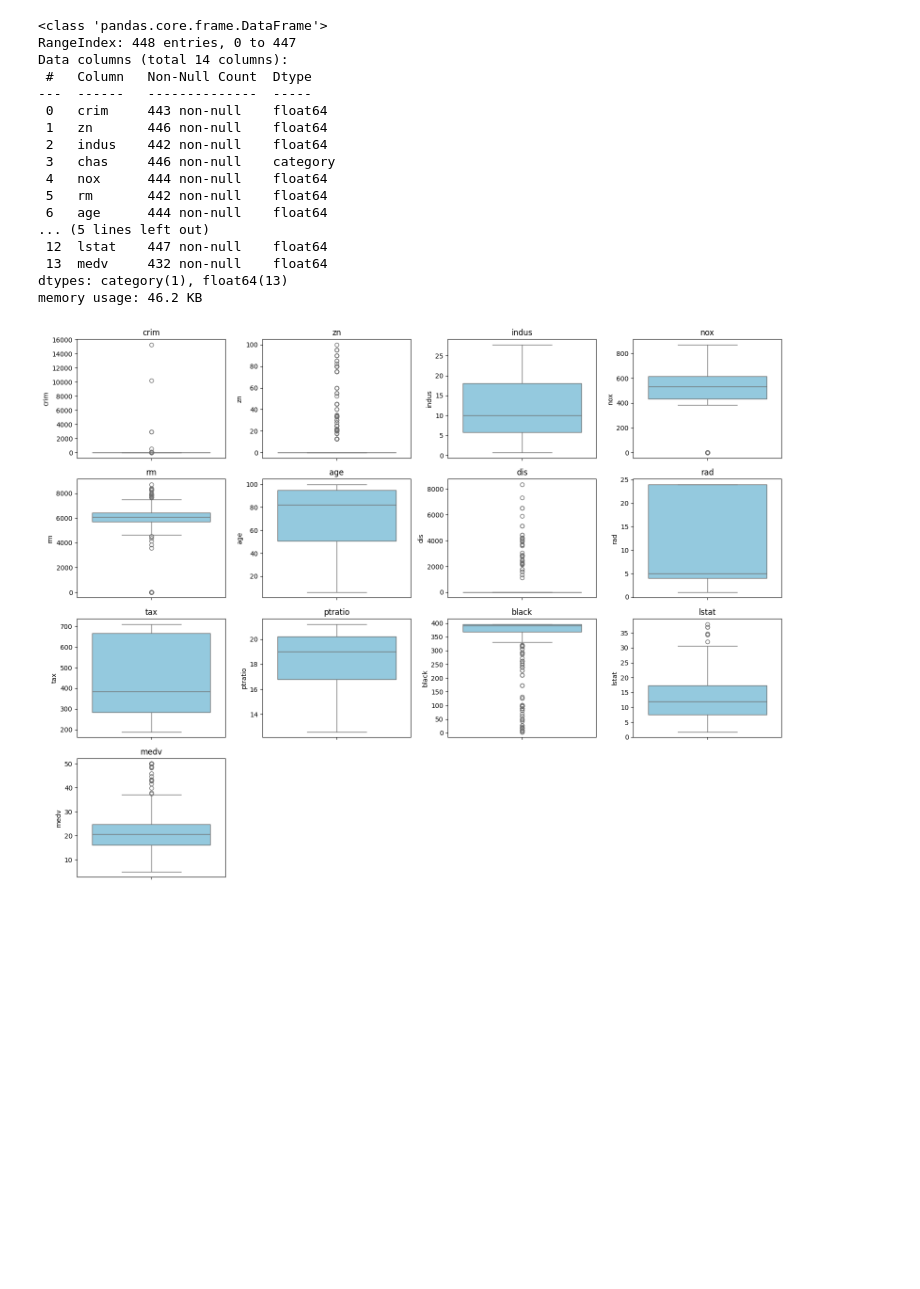
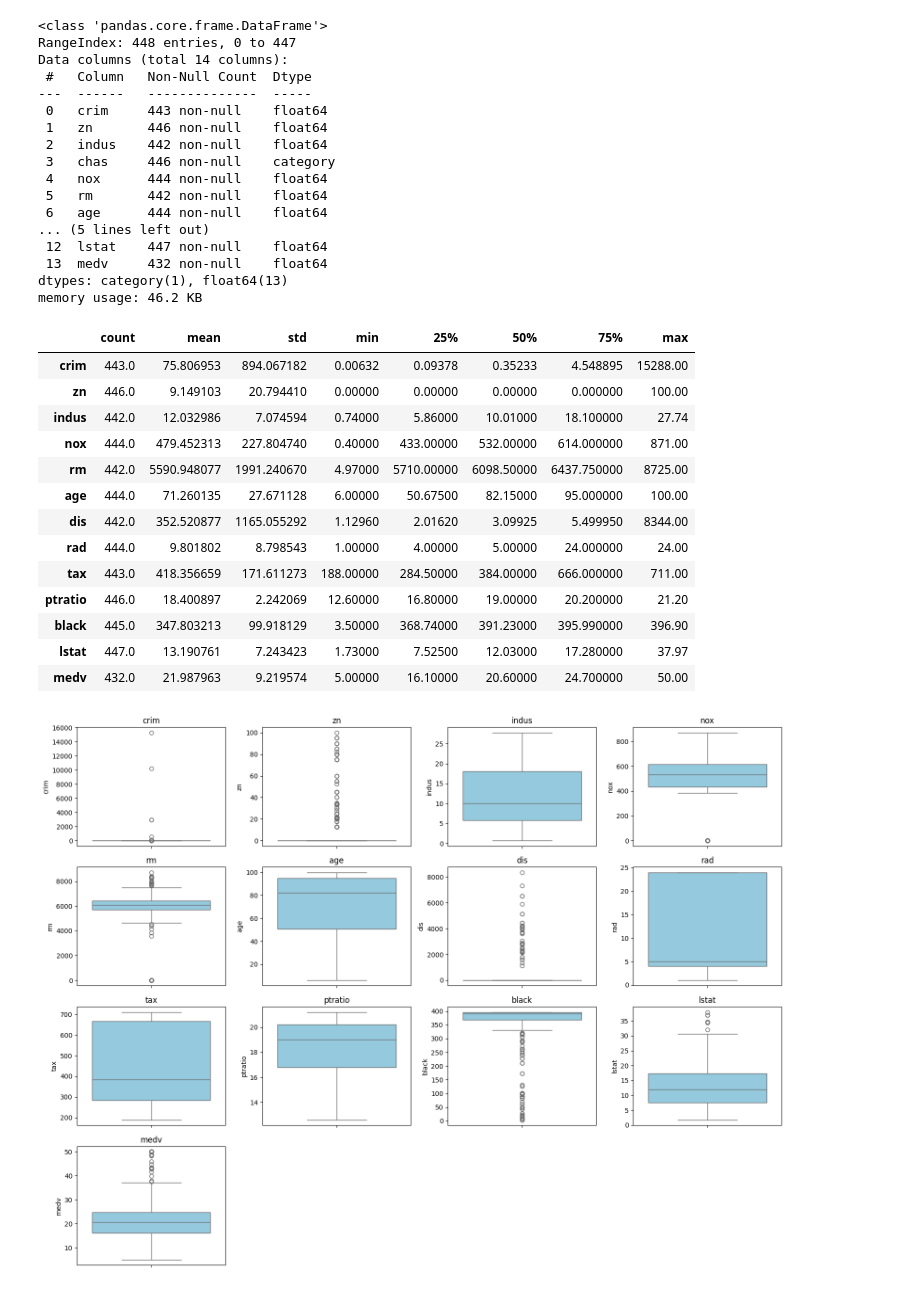
Before and after one commit to JSSanchezH/avaluo-predictivo, a Jupyter notebook: notebooks/precio_casas_boston.ipynb, the cells around one changed output. Drawn from its saved outputs; the diff is of its cells as text; code cells hidden in the pictures; blank space fills up the shorter version.

```diff
--- a/notebooks/precio_casas_boston.ipynb
+++ b/notebooks/precio_casas_boston.ipynb
@@ -45,6 +45,23 @@ Data columns (total 14 columns):
  13  medv     432 non-null    float64
 dtypes: category(1), float64(13)
 memory usage: 46.2 KB
+# %%
+df.describe().T
+# %% [output]
+|  | count | mean | std | min | 25% | 50% | 75% | max |
+| crim | 443.0 | 75.806953 | 894.067182 | 0.00632 | 0.09378 | 0.35233 | 4.548895 | 15288.00 |
+| zn | 446.0 | 9.149103 | 20.794410 | 0.00000 | 0.00000 | 0.00000 | 0.000000 | 100.00 |
+| indus | 442.0 | 12.032986 | 7.074594 | 0.74000 | 5.86000 | 10.01000 | 18.100000 | 27.74 |
+| nox | 444.0 | 479.452313 | 227.804740 | 0.40000 | 433.00000 | 532.00000 | 614.000000 | 871.00 |
+| rm | 442.0 | 5590.948077 | 1991.240670 | 4.97000 | 5710.00000 | 6098.50000 | 6437.750000 | 8725.00 |
+| age | 444.0 | 71.260135 | 27.671128 | 6.00000 | 50.67500 | 82.15000 | 95.000000 | 100.00 |
+| dis | 442.0 | 352.520877 | 1165.055292 | 1.12960 | 2.01620 | 3.09925 | 5.499950 | 8344.00 |
+| rad | 444.0 | 9.801802 | 8.798543 | 1.00000 | 4.00000 | 5.00000 | 24.000000 | 24.00 |
+| tax | 443.0 | 418.356659 | 171.611273 | 188.00000 | 284.50000 | 384.00000 | 666.000000 | 711.00 |
+| ptratio | 446.0 | 18.400897 | 2.242069 | 12.60000 | 16.80000 | 19.00000 | 20.200000 | 21.20 |
+| black | 445.0 | 347.803213 | 99.918129 | 3.50000 | 368.74000 | 391.23000 | 395.990000 | 396.90 |
+| lstat | 447.0 | 13.190761 | 7.243423 | 1.73000 | 7.52500 | 12.03000 | 17.280000 | 37.97 |
+| medv | 432.0 | 21.987963 | 9.219574 | 5.00000 | 16.10000 | 20.60000 | 24.700000 | 50.00 |
 # %%
 #pip install ydata-profiling
 # %%
```
Also changed, not shown: parts of 2 cells of this notebook, 2 other files.
